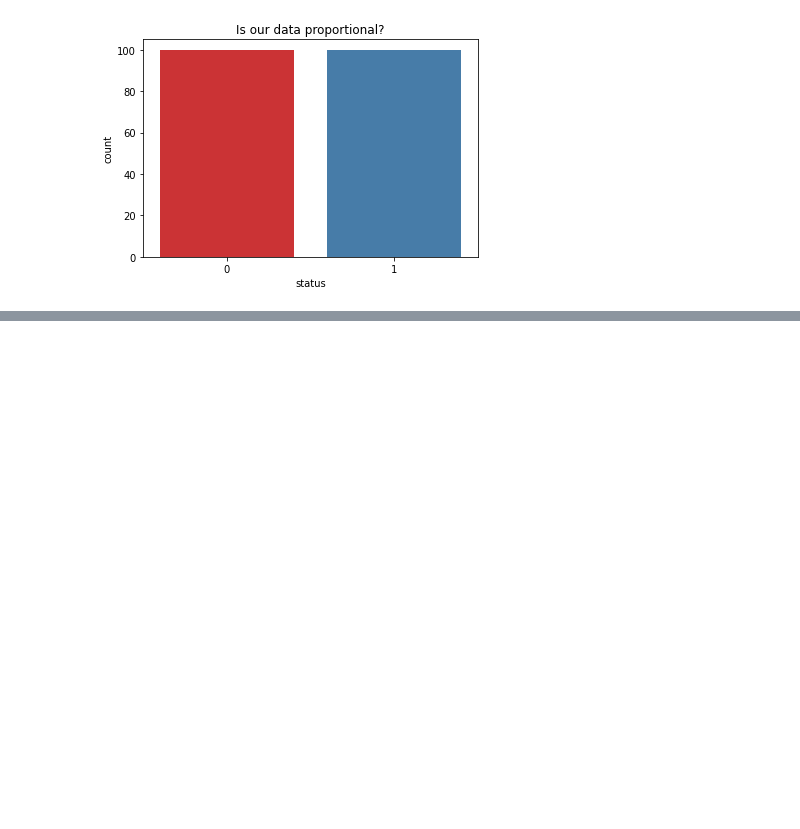
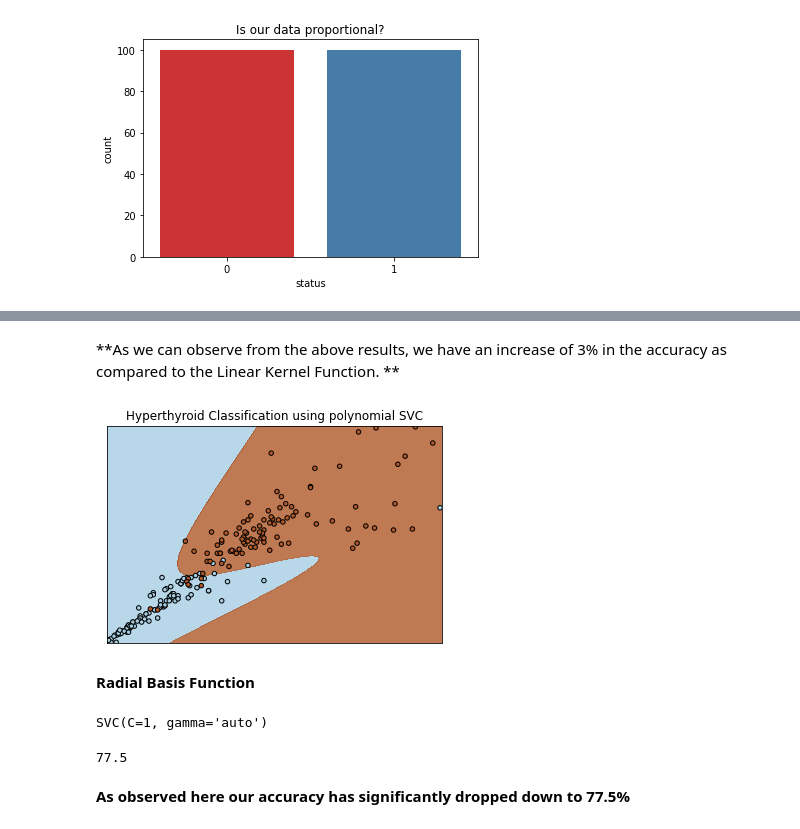
Before and after one commit to DaveChui/Machine-Learning-Algorithm-fro-Hyperthyroid-detection, a Jupyter notebook: Decision_Trees_and_SVM_Dave_Njoroge.ipynb, the cells around one changed output, grey strips where cells are left out. Drawn from its saved outputs; the diff is of its cells as text; code cells hidden in the pictures; blank space fills up the shorter version.

```diff
--- a/Decision_Trees_and_SVM_Dave_Njoroge.ipynb
+++ b/Decision_Trees_and_SVM_Dave_Njoroge.ipynb
@@ -695,0 +760,7 @@ from sklearn.model_selection import train_test_split
+# %%
+#we shall use two features for our predictions
+myfeat = ['TT4','FTI']
+
+X = newdf[myfeat].values
+y = newdf['status'].values
+X_train,X_test,y_train,y_test = train_test_split(X,y,test_size = 0.2,random_state = 0)
@@ -695,0 +783,40 @@ from sklearn.model_selection import train_test_split
+# %% [markdown]
+**As we can observe from the above results, we have an increase of 3% in the accuracy as compared to the Linear Kernel Function. **
+# %%
+# We can also visualize the plane.
+
+
+#plotting a svm
+# Create a mesh grid for our graph
+def make_meshgrid(x, y, h=.02):
+    x_min, x_max = x.min() - 1, x.max() + 1
+    y_min, y_max = y.min() - 1, y.max() + 1
+    xx, yy = np.meshgrid(np.arange(x_min, x_max, h), np.arange(y_min, y_max, h))
+    return xx, yy
+
+# A function that creates the hyperplanes from our model
+def plot_contours(ax, clf, xx, yy, **params):
+    Z = mypoly.predict(np.c_[xx.ravel(), yy.ravel()])
+    Z = Z.reshape(xx.shape)
+    out = ax.contourf(xx, yy, Z, **params)
+    return out
+
+fig, ax = plt.subplots()
+# title for the plots
+title = ('Hyperthyroid Classification using polynomial SVC')
+# Set-up grid for plotting.
+X0, X1 = X[:, 0], X[:, 1]
+xx, yy = make_meshgrid(X0, X1)
+
+plot_contours(ax, mypoly, xx, yy, cmap=plt.cm.Paired, alpha=0.8)
+ax.scatter(X0, X1, c=y, cmap=plt.cm.Paired, s=20, edgecolors='k')
+# ax.set_ylabel()
+# ax.set_xlabel()
+ax.set_xticks(())
+ax.set_yticks(())
+ax.set_title(title)
+plt.show()
+# %% [output]
+[figure, added]
+# %% [markdown]
+**Radial Basis Function**
@@ -695,0 +830,17 @@ from sklearn.model_selection import train_test_split
+# %%
+# Building the model
+rbfmodel = SVC(kernel='rbf',gamma='auto',C=1)
+# Training the model using the training set
+rbfmodel.fit(X_train, y_train)
+# %% [output]
+SVC(C=1, gamma='auto')
+# %%
+#now predict on new data
+mypred = rbfmodel.predict(X_test)
+#get accuracy of rbf kernel Support vector Machine
+myaccr = accuracy_score(y_test,mypred)
+myaccr * 100
+# %% [output]
+77.5
+# %% [markdown]
+**As observed here our accuracy has significantly dropped down to 77.5%**
```
Also changed, not shown: parts of 16 cells of this notebook.
